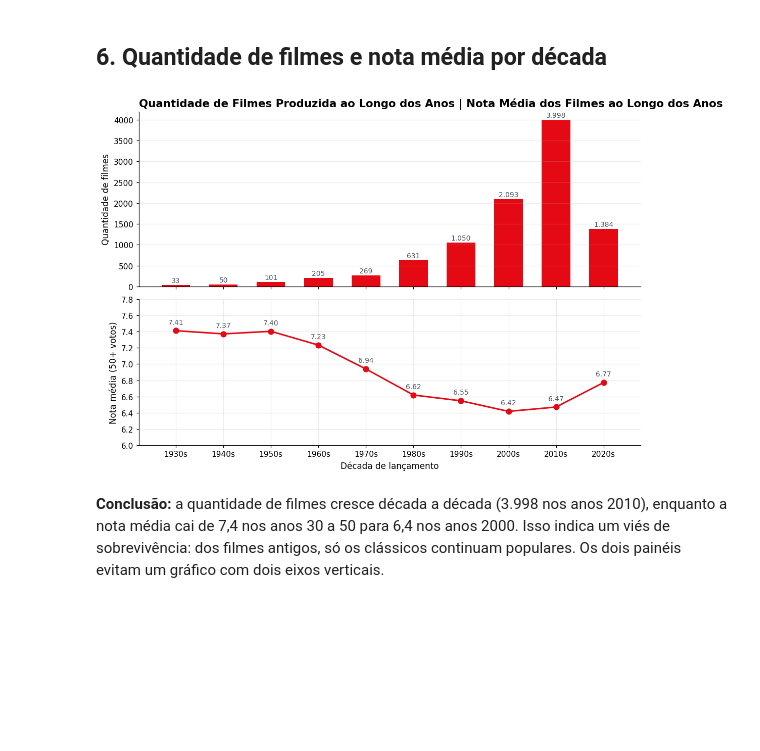
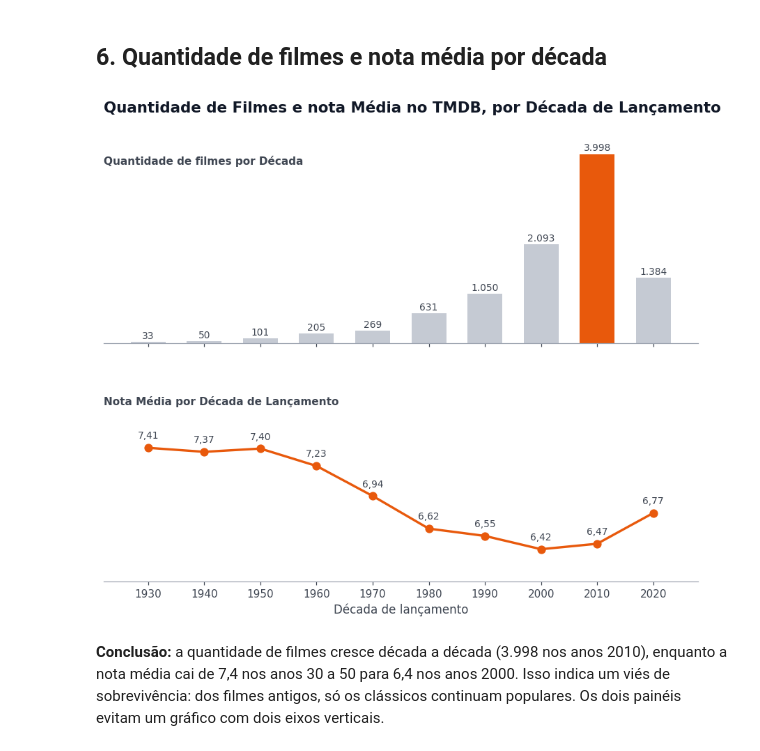
Before and after one commit to Mv1xx/Project_DataViz, a Jupyter notebook: notebooks/02_graficos.ipynb, the cells around one changed output. Saved outputs shown, nothing was run; the diff lists cells and outputs as text; code cells hidden in the pictures; blank space fills up the shorter version.

```diff
--- a/notebooks/02_graficos.ipynb
+++ b/notebooks/02_graficos.ipynb
@@ -35,15 +52,17 @@ g1 = (musicas.drop_duplicates(subset=["id_musica", "genero_playlist"])
              .groupby("genero_playlist")["popularidade_musica"].mean()
              .sort_values())
 
-fig, ax = plt.subplots(figsize=(9, 4.5))
-cores = [COR_MUSICA if g == g1.idxmax() else "#A7DFB9" for g in g1.index]
-ax.barh(g1.index, g1.values, color=cores, height=0.6)
+fig, ax = plt.subplots(figsize=(9, 4.6))
+cores = [COR_MUSICA if g == g1.idxmax() else COR_CINZA for g in g1.index]
+ax.barh(g1.index, g1.values, color=cores, height=0.62)
 for y, v in enumerate(g1.values):
-    ax.text(v + 0.6, y, f"{v:.1f}", va="center", color=COR_NEUTRA)
-ax.set_title("Generos Mais Populares")
-ax.set_xlabel("Popularidade média no Spotify (0 a 100)")
-ax.set_xlim(0, 52)
-ax.grid(axis="y", visible=False)
-salvar(fig, "01_popularidade_por_genero")
+    ax.text(v + 0.6, y, br(v), va="center", color=COR_TEXTO,
+            fontweight="bold" if y == len(g1) - 1 else "normal")
+
+titulos(ax, "Popularidade Média por Gênero da Playlist", "")
+ax.xaxis.set_visible(False)
+ax.spines[["bottom", "left"]].set_visible(False)
+ax.tick_params(axis="y", length=0, labelsize=11)
+salvar(fig, "01_popularidade_por_genero_musical")
 plt.show()
 # %% [output]
@@ -150,29 +194,34 @@ plt.show()
 # %%
 g6 = filmes[filmes["decada"] >= 1930].groupby("decada").agg(qtd=("titulo", "count"))
 g6["nota"] = conf[conf["decada"] >= 1930].groupby("decada")["nota_media"].mean()
-rotulos = [f"{d}s" for d in g6.index]
+rotulos = [f"{d}" for d in g6.index]
+maior = g6["qtd"].idxmax()
 
-fig, (ax1, ax2) = plt.subplots(2, 1, figsize=(10, 7), sharex=True,
-                               gridspec_kw={"height_ratios": [1.2, 1]})
-ax1.bar(rotulos, g6["qtd"], color=COR_FILME, width=0.6)
+fig, (ax1, ax2) = plt.subplots(2, 1, figsize=(10, 7.4), sharex=True,
+                               gridspec_kw={"height_ratios": [1.15, 1], "hspace": 0.35})
+ax1.bar(rotulos, g6["qtd"], width=0.62,
+        color=[COR_FILME if d == maior else COR_CINZA for d in g6.index])
 for i, v in enumerate(g6["qtd"]):
-    ax1.text(i, v + 60, f"{v:,}".replace(",", "."), ha="center", color=COR_NEUTRA, fontsize=9)
-ax1.set_ylabel("Quantidade de filmes")
-ax1.set_title("Quantidade de Filmes Produzida ao Longo dos Anos | Nota Média dos Filmes ao Longo dos Anos")
-ax1.grid(axis="x", visible=False)
+    ax1.text(i, v + 70, br(v, 0), ha="center", fontsize=9, color=COR_TEXTO)
+ax1.yaxis.set_visible(False)
+ax1.spines["left"].set_visible(False)
+ax1.text(0, 0.9, "Quantidade de filmes por Década", transform=ax1.transAxes, color=COR_TEXTO, fontweight="bold")
 
-ax2.plot(rotulos, g6["nota"], color=COR_FILME, marker="o", markersize=7, linewidth=2)
+ax2.plot(rotulos, g6["nota"], color=COR_FILME, marker="o", markersize=7, linewidth=2.2)
 for i, v in enumerate(g6["nota"]):
-    ax2.text(i, v + 0.08, f"{v:.2f}", ha="center", color=COR_NEUTRA, fontsize=9)
-ax2.set_ylabel("Nota média (50+ votos)")
+    ax2.text(i, v + 0.09, br(v, 2), ha="center", fontsize=9, color=COR_TEXTO)
+ax2.set_ylim(6.1, 7.8)
+ax2.yaxis.set_visible(False)
+ax2.spines["left"].set_visible(False)
+ax2.text(0, 1.02, "Nota Média por Década de Lançamento", transform=ax2.transAxes, color=COR_TEXTO, fontweight="bold")
 ax2.set_xlabel("Década de lançamento")
-ax2.set_ylim(6, 7.8)
-fig.tight_layout()
-salvar(fig, "06_filmes_por_decada")
+
+titulos(ax1, "Quantidade de Filmes e nota Média no TMDB, por Década de Lançamento",
+        "")
+salvar(fig, "06_filmes_e_nota_por_decada")
 plt.show()
-#Quanto mais recente a década, mais filmes e menor a nota
 # %% [output]
-[figure, old version]
+[figure, new version]
 # %% [markdown]
 **Conclusão:** a quantidade de filmes cresce década a década (3.998 nos anos 2010), enquanto a nota média cai de 7,4 nos anos 30 a 50 para 6,4 nos anos 2000. Isso indica um viés de sobrevivência: dos filmes antigos, só os clássicos continuam populares. Os dois painéis evitam um gráfico com dois eixos verticais.
 # %% [markdown]
```
Also changed, not shown: parts of 16 cells of this notebook, 12 other files.
